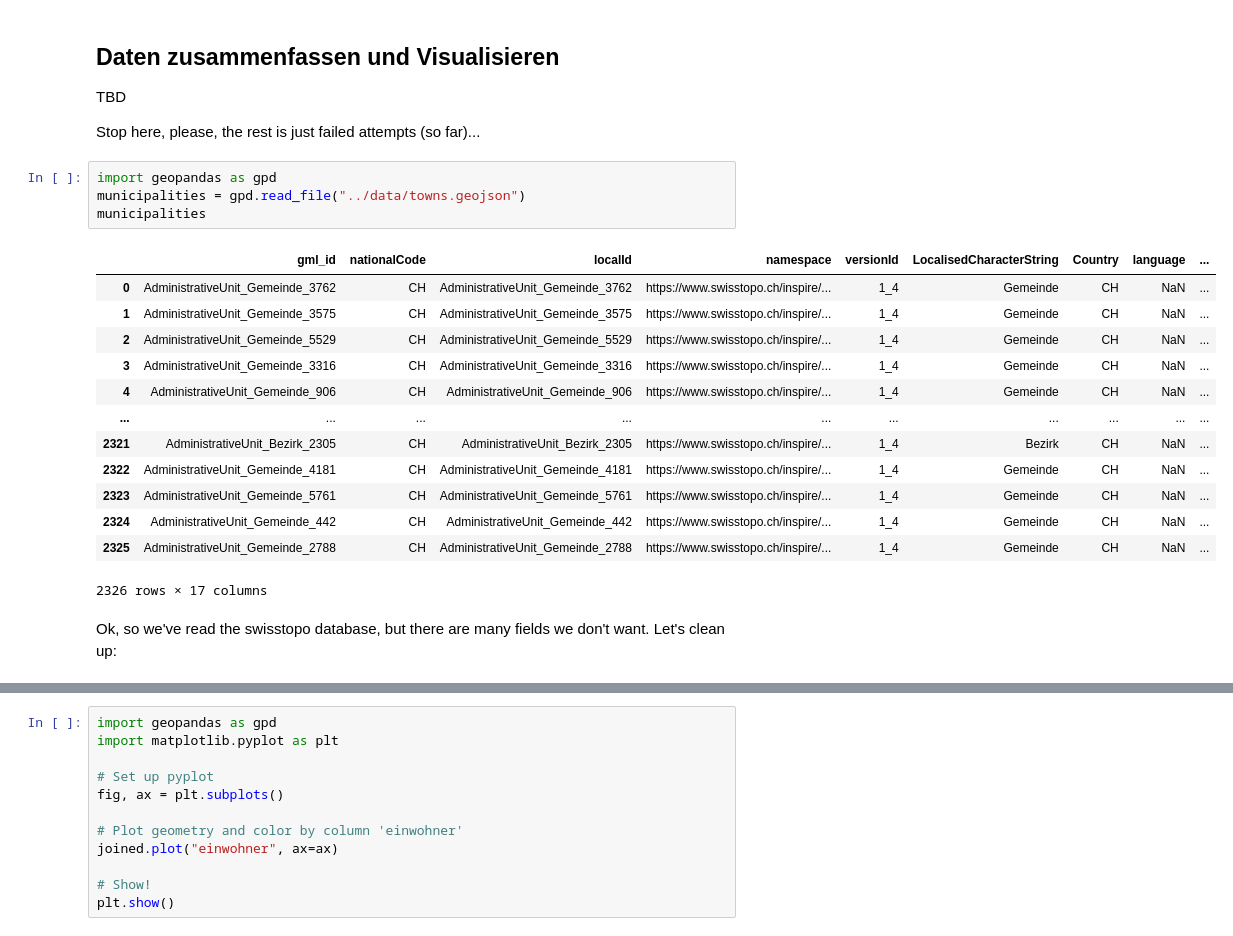
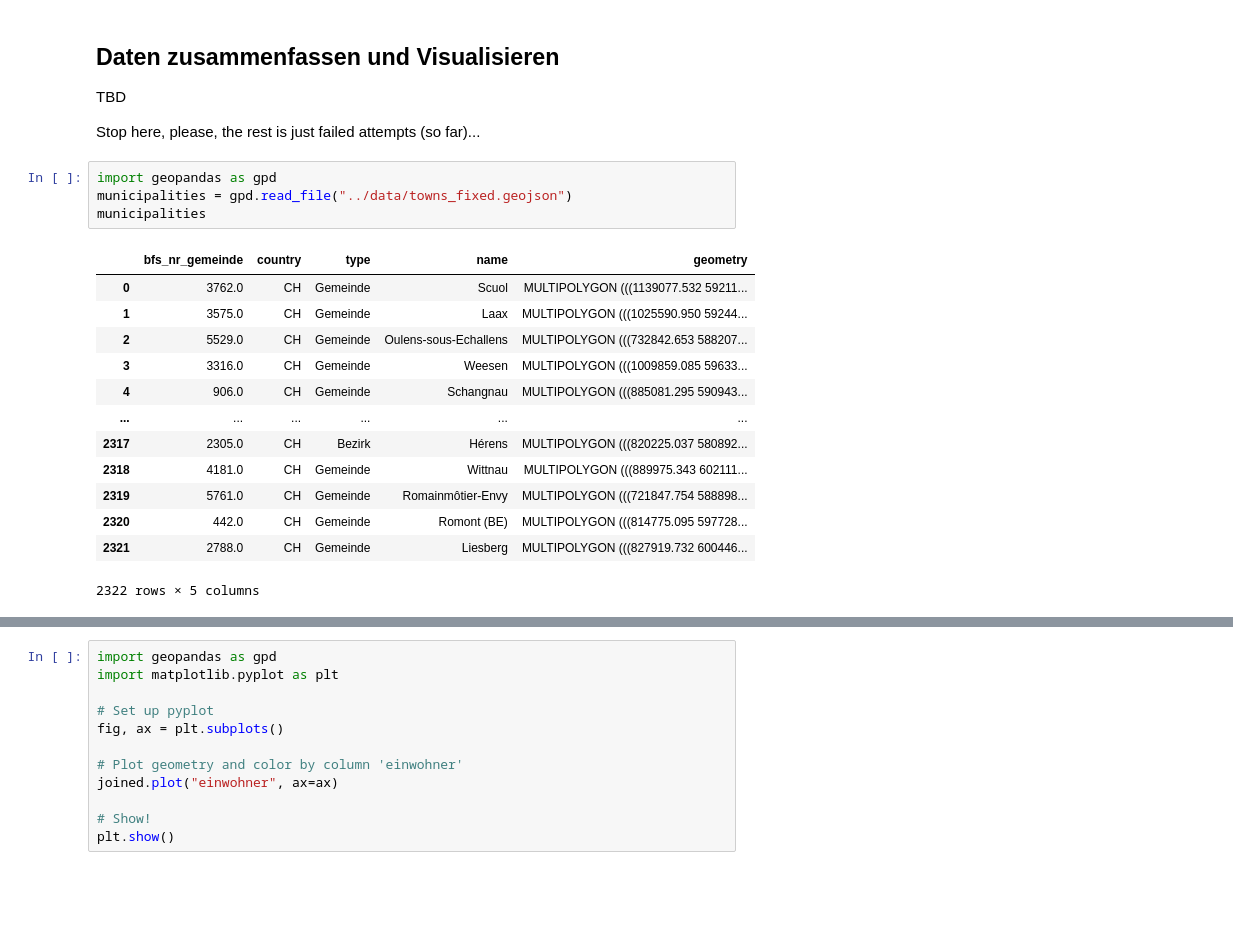
Before and after one commit to tkilla77/ksr_talit_hackathon, a Jupyter notebook: notebooks/examples.ipynb, the cells around one changed output, grey strips where cells are left out. Saved outputs shown, nothing was run; the diff lists cells and outputs as text; blank space fills up the shorter version.

Commit message:
remove geodata cleansing from main examples notebook

```diff
--- a/notebooks/examples.ipynb
+++ b/notebooks/examples.ipynb
@@ -125,21 +107,19 @@ TBD
 Stop here, please, the rest is just failed attempts (so far)...
 # %%
 import geopandas as gpd
-municipalities = gpd.read_file("../data/towns.geojson")
+municipalities = gpd.read_file("../data/towns_fixed.geojson")
 municipalities
 # %% [output]
-|  | gml_id | nationalCode | localId | namespace | versionId | LocalisedCharacterString | Country | language | ... |
-| 0 | AdministrativeUnit_Gemeinde_3762 | CH | AdministrativeUnit_Gemeinde_3762 | https://www.swisstopo.ch/inspire/... | 1_4 | Gemeinde | CH | NaN | ... |
-| 1 | AdministrativeUnit_Gemeinde_3575 | CH | AdministrativeUnit_Gemeinde_3575 | https://www.swisstopo.ch/inspire/... | 1_4 | Gemeinde | CH | NaN | ... |
-| 2 | AdministrativeUnit_Gemeinde_5529 | CH | AdministrativeUnit_Gemeinde_5529 | https://www.swisstopo.ch/inspire/... | 1_4 | Gemeinde | CH | NaN | ... |
-| 3 | AdministrativeUnit_Gemeinde_3316 | CH | AdministrativeUnit_Gemeinde_3316 | https://www.swisstopo.ch/inspire/... | 1_4 | Gemeinde | CH | NaN | ... |
-| 4 | AdministrativeUnit_Gemeinde_906 | CH | AdministrativeUnit_Gemeinde_906 | https://www.swisstopo.ch/inspire/... | 1_4 | Gemeinde | CH | NaN | ... |
-| ... | ... | ... | ... | ... | ... | ... | ... | ... | ... |
-| 2321 | AdministrativeUnit_Bezirk_2305 | CH | AdministrativeUnit_Bezirk_2305 | https://www.swisstopo.ch/inspire/... | 1_4 | Bezirk | CH | NaN | ... |
-| 2322 | AdministrativeUnit_Gemeinde_4181 | CH | AdministrativeUnit_Gemeinde_4181 | https://www.swisstopo.ch/inspire/... | 1_4 | Gemeinde | CH | NaN | ... |
-| 2323 | AdministrativeUnit_Gemeinde_5761 | CH | AdministrativeUnit_Gemeinde_5761 | https://www.swisstopo.ch/inspire/... | 1_4 | Gemeinde | CH | NaN | ... |
-| 2324 | AdministrativeUnit_Gemeinde_442 | CH | AdministrativeUnit_Gemeinde_442 | https://www.swisstopo.ch/inspire/... | 1_4 | Gemeinde | CH | NaN | ... |
-| 2325 | AdministrativeUnit_Gemeinde_2788 | CH | AdministrativeUnit_Gemeinde_2788 | https://www.swisstopo.ch/inspire/... | 1_4 | Gemeinde | CH | NaN | ... |
+|  | bfs_nr_gemeinde | country | type | name | geometry |
+| 0 | 3762.0 | CH | Gemeinde | Scuol | MULTIPOLYGON (((1139077.532 59211... |
+| 1 | 3575.0 | CH | Gemeinde | Laax | MULTIPOLYGON (((1025590.950 59244... |
+| 2 | 5529.0 | CH | Gemeinde | Oulens-sous-Echallens | MULTIPOLYGON (((732842.653 588207... |
+| 3 | 3316.0 | CH | Gemeinde | Weesen | MULTIPOLYGON (((1009859.085 59633... |
+| 4 | 906.0 | CH | Gemeinde | Schangnau | MULTIPOLYGON (((885081.295 590943... |
+| ... | ... | ... | ... | ... | ... |
+| 2317 | 2305.0 | CH | Bezirk | Hérens | MULTIPOLYGON (((820225.037 580892... |
+| 2318 | 4181.0 | CH | Gemeinde | Wittnau | MULTIPOLYGON (((889975.343 602111... |
+| 2319 | 5761.0 | CH | Gemeinde | Romainmôtier-Envy | MULTIPOLYGON (((721847.754 588898... |
+| 2320 | 442.0 | CH | Gemeinde | Romont (BE) | MULTIPOLYGON (((814775.095 597728... |
+| 2321 | 2788.0 | CH | Gemeinde | Liesberg | MULTIPOLYGON (((827919.732 600446... |
-2326 rows × 17 columns
+2322 rows × 5 columns
-# %% [markdown]
-Ok, so we've read the swisstopo database, but there are many fields we don't want. Let's clean up:
```
Also changed, not shown: parts of 3 cells of this notebook.
